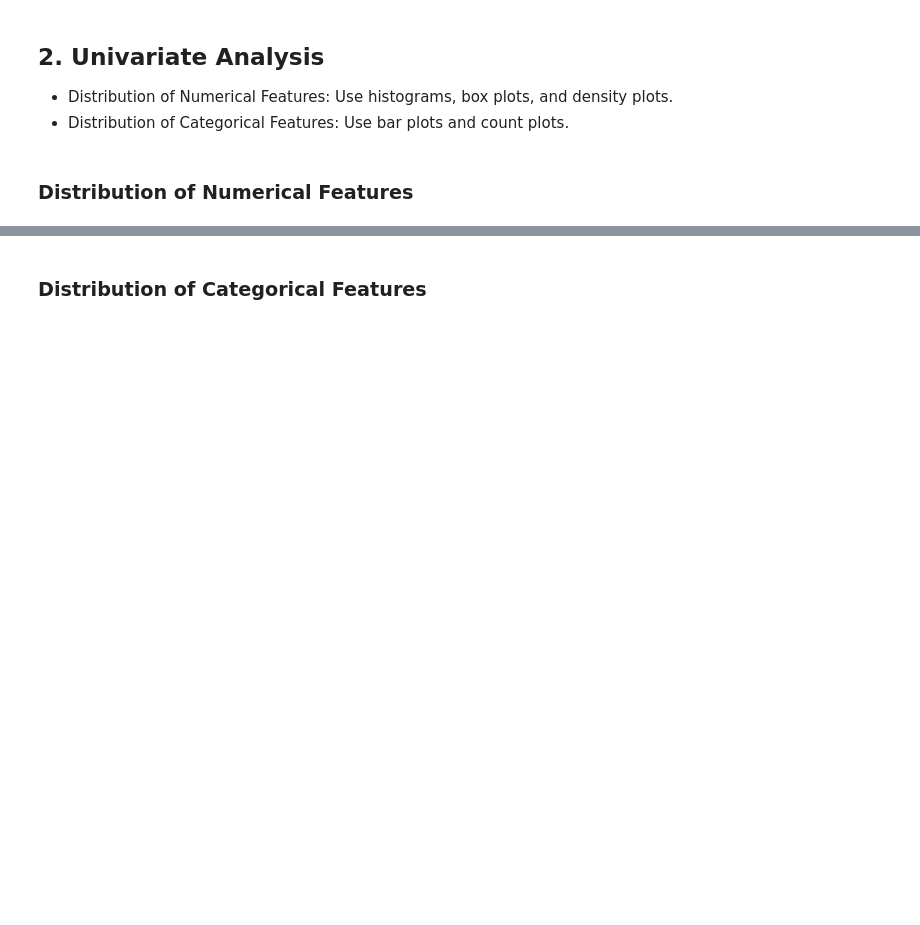
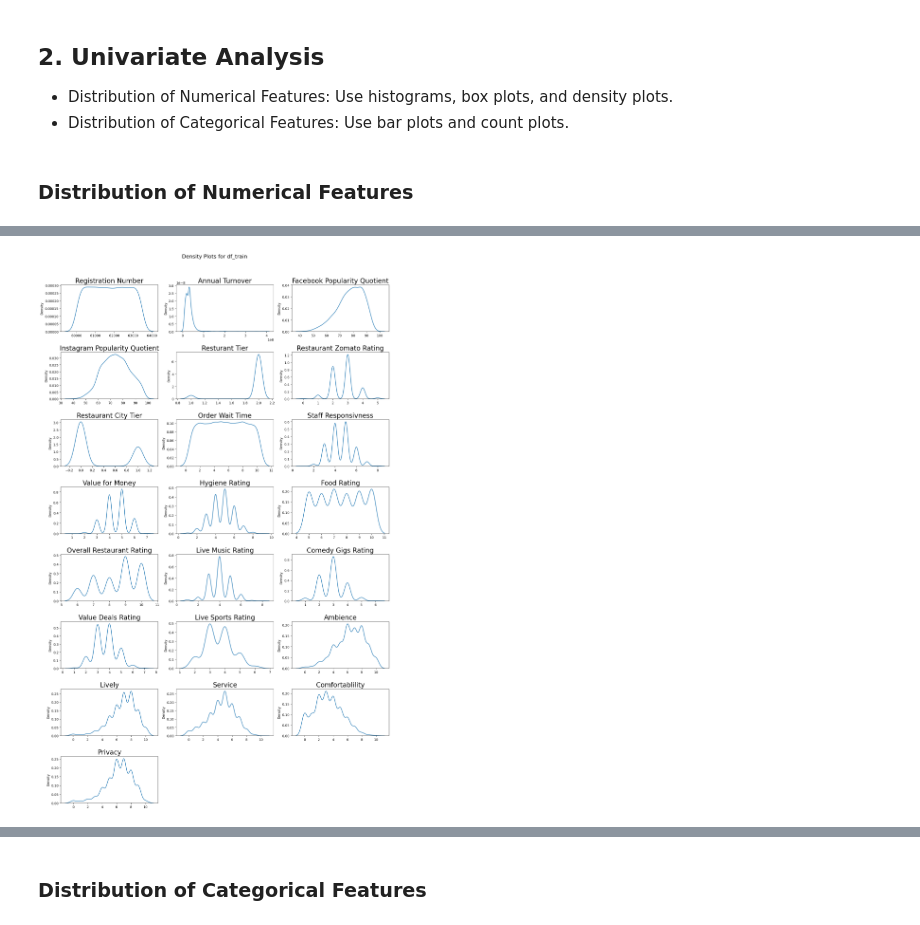
Before and after one commit to andresyarte/Restaurant-Turnover-Prediction, a Jupyter notebook: main.ipynb, the cells around one changed output, grey strips where cells are left out. Drawn from its saved outputs; the diff is of its cells as text; code cells hidden in the pictures; blank space fills up the shorter version.

```diff
--- a/main.ipynb
+++ b/main.ipynb
@@ -257,0 +326,30 @@ df_test.dropna(subset=['Overall Restaurant Rating'], inplace=True)
+# %%
+def create_density_plots(df, title):
+    '''
+    Function to create density plots for all numerical columns in a DataFrame.
+    '''
+    num_columns = df.select_dtypes(include=['number']).columns
+    num_plots = len(num_columns)
+    num_rows = (num_plots + 2) // 3  # Adjust the number of columns per row as needed
+
+    fig, axes = plt.subplots(num_rows, 3, figsize=(15, num_rows * 3))
+    fig.suptitle(title, fontsize=16)
+
+    for i, col in enumerate(num_columns):
+        ax = axes.flatten()[i]
+        sns.kdeplot(df[col], ax=ax)
+        ax.set_title(col)
+        ax.set_xlabel('')
+        ax.set_ylabel('Density')
+
+    # Remove empty subplots
+    for j in range(i + 1, num_rows * 3):
+        fig.delaxes(axes.flatten()[j])
+
+    plt.tight_layout(rect=[0, 0, 1, 0.96])  # Adjust layout to make room for the title
+    plt.show()
+# %%
+# Create density plots for df_train
+create_density_plots(df_train, 'Density Plots for df_train')
+# %% [output]
+[figure, added]
```
Also changed, not shown: parts of 18 cells of this notebook.
